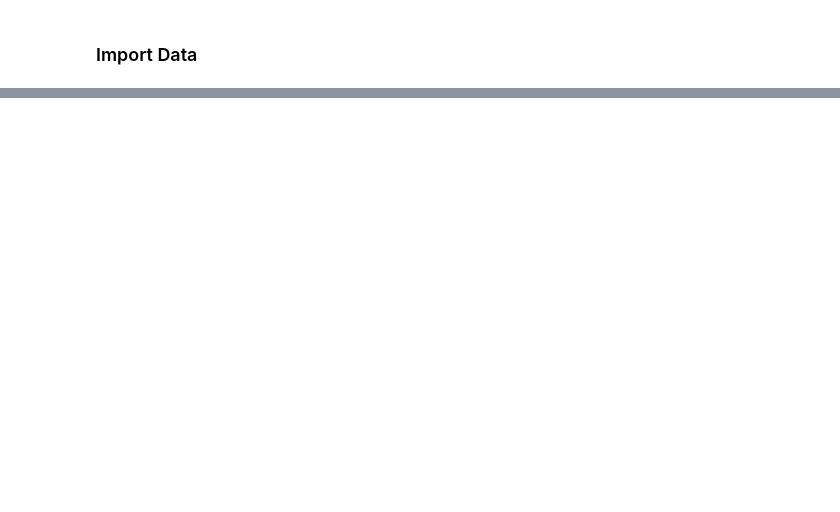
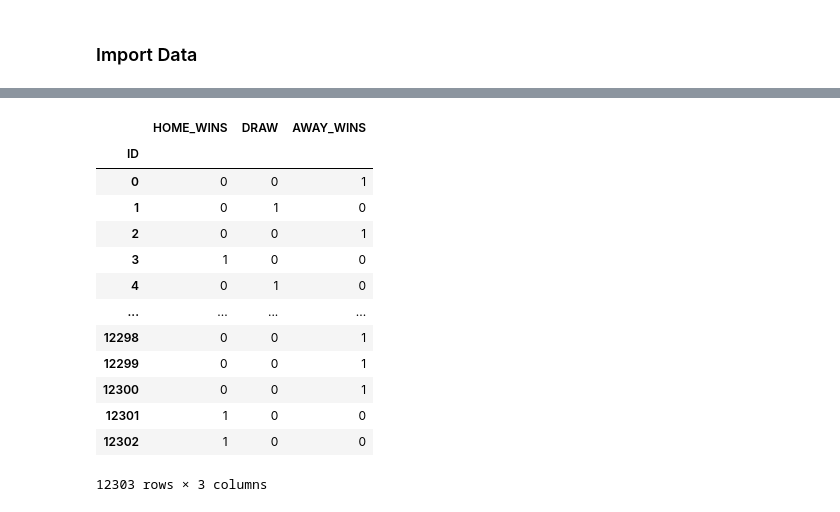
Before and after one commit to martinjolif/Football-matches-outcome-prediction, a Jupyter notebook: main.ipynb, the cells around one changed output, grey strips where cells are left out. Drawn from its saved outputs; the diff is of its cells as text; code cells hidden in the pictures; blank space fills up the shorter version.

```diff
--- a/main.ipynb
+++ b/main.ipynb
@@ -18,0 +59,18 @@ test_home_team_statistics_df = pd.read_csv('Test_Data/test_home_team_statistics_
+# %%
+train_home_player_statistics_df = train_home_player_statistics_df.groupby(["ID"]).mean()
+
+train_away_player_statistics_df = train_away_player_statistics_df.groupby(["ID"]).mean()
+# %%
+train_home_player_statistics_df.columns = "HOME_" + train_home_player_statistics_df.columns
+
+train_away_player_statistics_df.columns = "AWAY_" + train_away_player_statistics_df.columns
+# %%
+#Attention inner
+X_train_home = train_home_player_statistics_df.join(train_home_team_statistics_df, on=['ID'], how='inner')
+
+X_train_away = train_away_player_statistics_df.join(train_away_team_statistics_df, on=['ID'], how='inner')
+# %%
+X_train =  pd.concat([X_train_home,X_train_away],join='inner',axis=1)
+Y_train = Y_train.loc[X_train.index]
+
+X_train = X_train.replace({np.inf:np.nan,-np.inf:np.nan})
@@ -18,0 +79,17 @@ test_home_team_statistics_df = pd.read_csv('Test_Data/test_home_team_statistics_
+# %%
+Y_train
+# %% [output]
+|  | HOME_WINS | DRAW | AWAY_WINS |
+| ID |  |  |  |
+| 0 | 0 | 0 | 1 |
+| 1 | 0 | 1 | 0 |
+| 2 | 0 | 0 | 1 |
+| 3 | 1 | 0 | 0 |
+| 4 | 0 | 1 | 0 |
+| ... | ... | ... | ... |
+| 12298 | 0 | 0 | 1 |
+| 12299 | 0 | 0 | 1 |
+| 12300 | 0 | 0 | 1 |
+| 12301 | 1 | 0 | 0 |
+| 12302 | 1 | 0 | 0 |
+12303 rows × 3 columns
```
Also changed, not shown: parts of 42 cells of this notebook.
